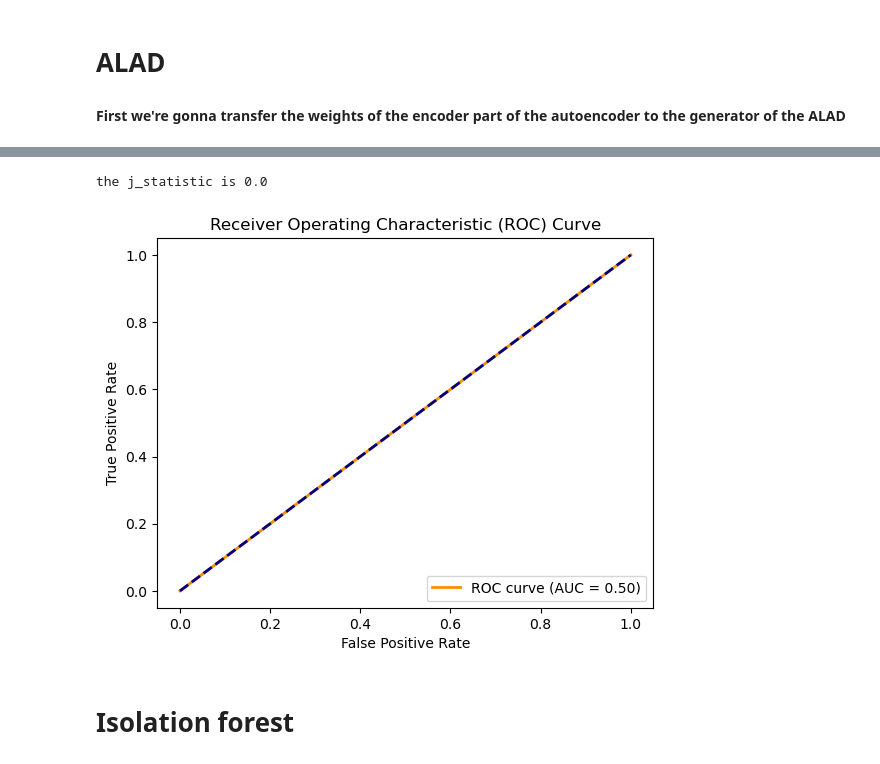
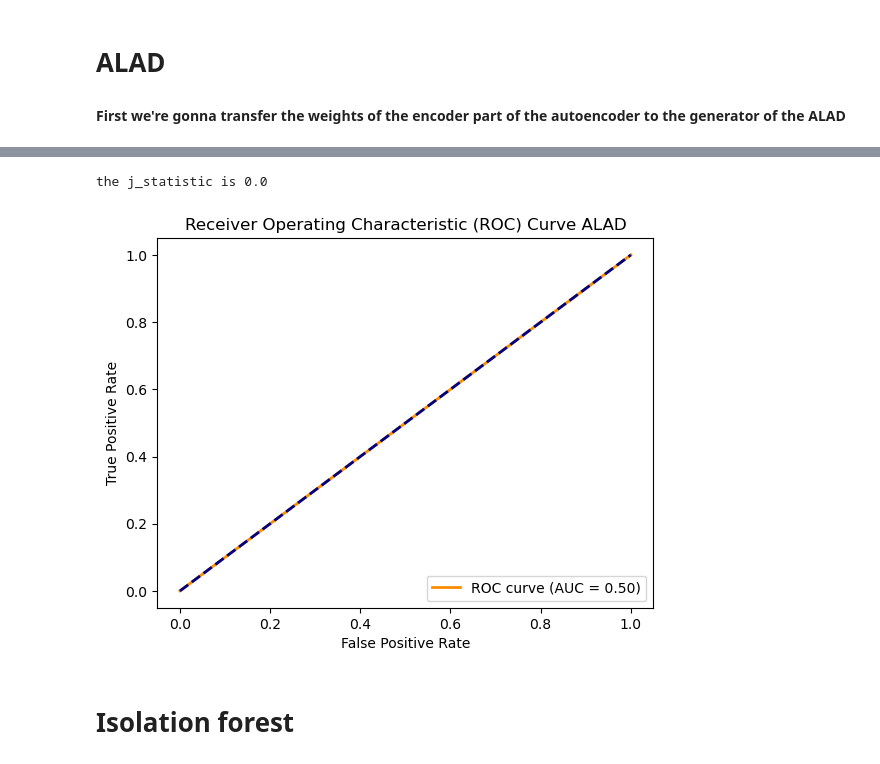
Before and after one commit to togetherthough/Deep-anomaly-detection-for-tracking-experiments-at-LHCb, a Jupyter notebook: notebook.ipynb, the cells around one changed output, grey strips where cells are left out. Drawn from its saved outputs; the diff is of its cells as text; code cells hidden in the pictures.

```diff
--- a/notebook.ipynb
+++ b/notebook.ipynb
@@ -17,6 +24,6 @@ from sklearn.metrics import precision_recall_curve
 # %%
 df = pd.read_csv('SimData.csv')
-df = df.head(300)
+df = df.head(500)
 # %%
 #this gives us the duimension of the dataset we're working with.
 df.shape
@@ -273,7 +357,7 @@ As first step we're so going to look into the ROC curve, that is a plot of the "
 describing the strength of a classifier, such that the more the curve appriaches the top left corner the strongest the method is. While instead if the curve approaches the
 line y = x, or the corss-section of the plane, the more the classifier approaches a random one.
 # %%
-def plot_ROC(y_test, predictions):
+def plot_ROC(y_test, predictions, name):
 
     # find the roc curve for the actual target values and the predictions
     fpr, tpr, _ = roc_curve(y_test, predictions)
@@ -290,7 +374,7 @@ def plot_ROC(y_test, predictions):
     plt.plot([0, 1], [0, 1], color='navy', lw=2, linestyle='--')
     plt.xlabel('False Positive Rate')
     plt.ylabel('True Positive Rate')
-    plt.title('Receiver Operating Characteristic (ROC) Curve')
+    plt.title('Receiver Operating Characteristic (ROC) Curve ' + name)
     plt.legend(loc="lower right")
     plt.show()
 # %%
@@ -417,8 +557,8 @@ KeyboardInterrupt:
 # %%
-plot_ROC(y_test=y_test, predictions=predictions)
+plot_ROC(y_test=y_test, predictions=predictions, name="ALAD")
 # %% [output]
 the j_statistic is 0.0
-[figure, old version]
+[figure, new version]
 # %%
 # Step 1: Extract encoder weights from pre-trained autoencoder
 #pretrained_autoencoder = ca.encoder  # Replace with your pre-trained autoencoder model
```
Also changed, not shown: parts of 34 cells of this notebook, 5 other files.
